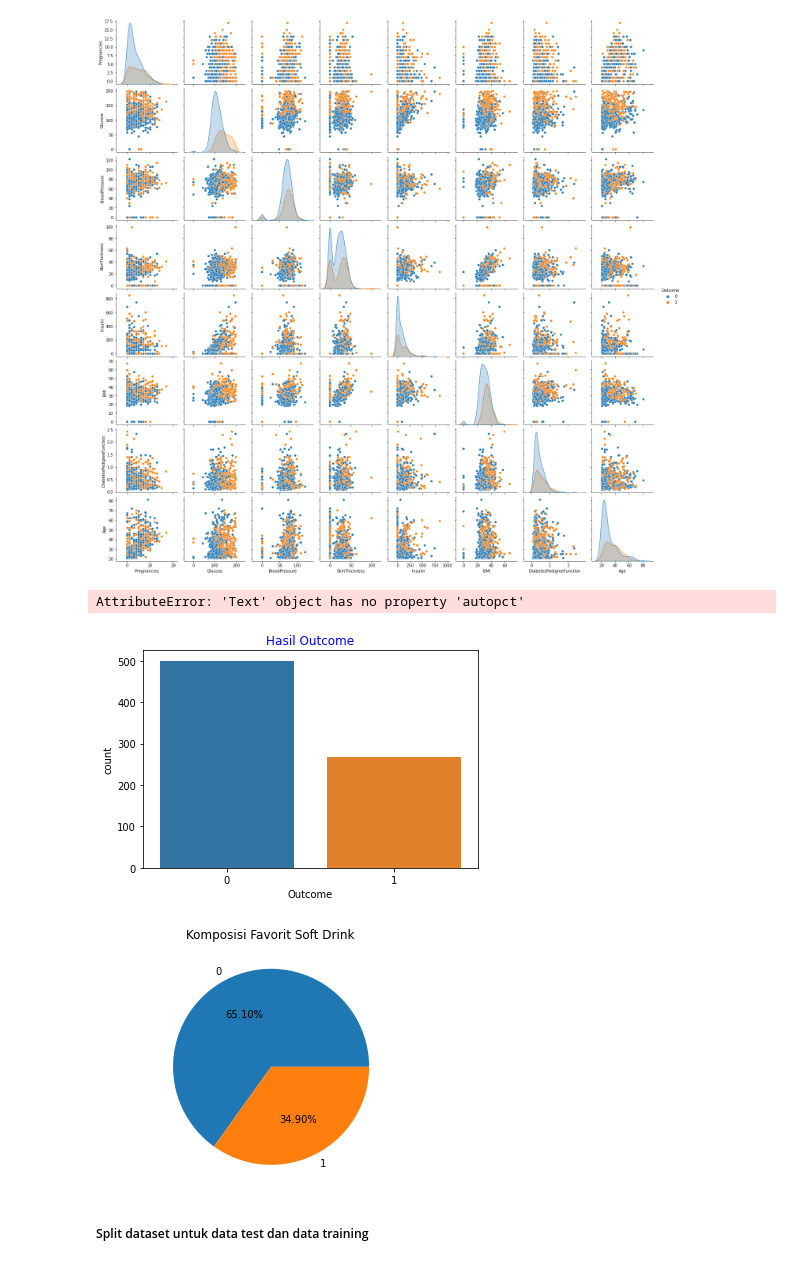
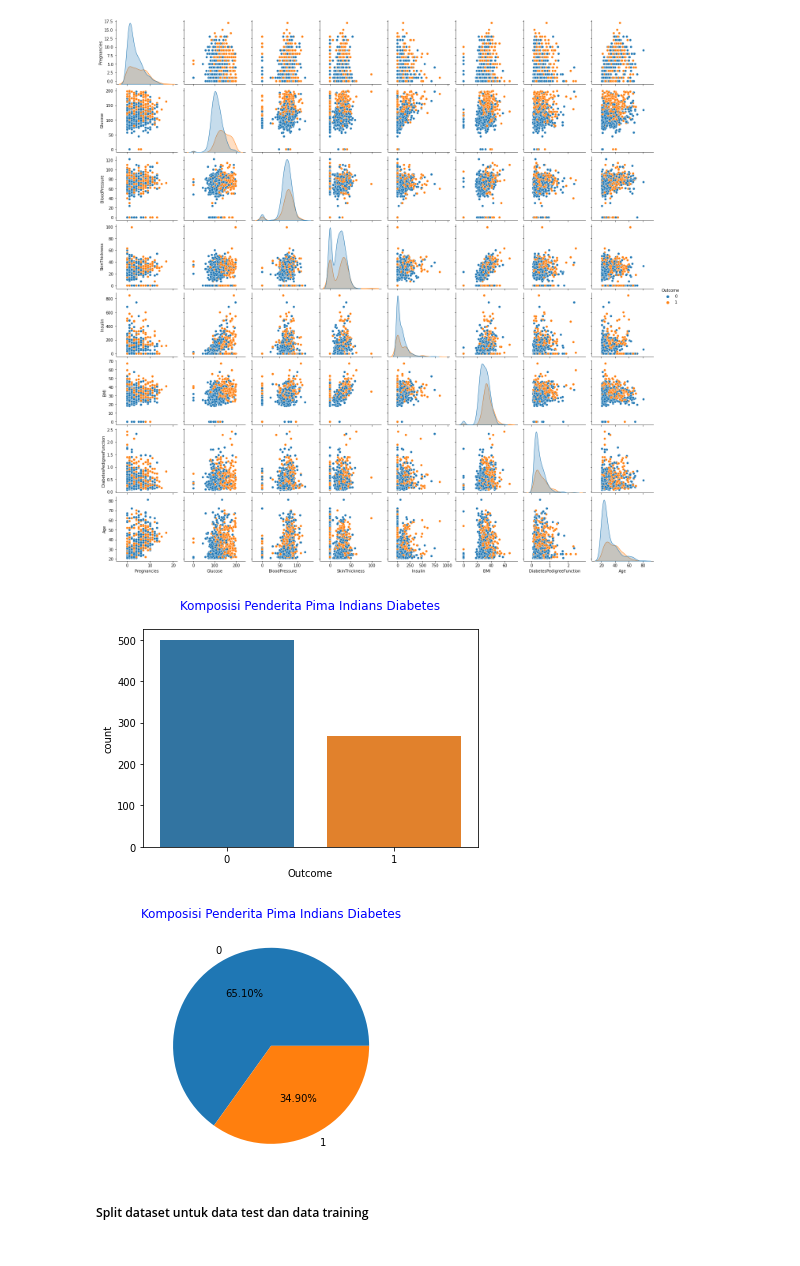
Before and after one commit to Nielioo/Pima-Indians-Diabetes-Analytics, a Jupyter notebook: data analysis.ipynb, the cells around one changed output. Cells and saved outputs as stored; diff of their text form; code cells hidden in the pictures.

```diff
--- a/data analysis.ipynb
+++ b/data analysis.ipynb
@@ -77,19 +81,18 @@ sns.pairplot(dataset, hue='Outcome')
 [figure]
 # %%
 sns.countplot(x="Outcome",data=dataset)
-plt.title("Hasil Outcome", color="blue")
+plt.title("Komposisi Penderita Pima Indians Diabetes", color="blue", pad=20)
 plt.show()
 # %% [output]
-AttributeError: 'Text' object has no property 'autopct'
-[figure, old version]
+[figure, new version]
 # %%
-fav_msc,msc_count=np.unique(dataset['Outcome'],return_counts=True)
-plt.pie(msc_count , labels = fav_msc,autopct='%1.2f%%')
+outcome,outcome_count = np.unique(dataset['Outcome'],return_counts=True)
+plt.pie(outcome_count , labels = outcome,autopct='%1.2f%%')
 plt.axis('equal')
-plt.title("Komposisi Favorit Soft Drink", pad=20)
+plt.title("Komposisi Penderita Pima Indians Diabetes", color="blue", pad=20)
 plt.show()
 # %% [output]
-[figure, old version]
+[figure, new version]
 # %%
 # Menampilkan EDA dengan https://www.python-graph-gallery.com/
 # %% [markdown]
```
Also changed, not shown: parts of 17 cells of this notebook.
